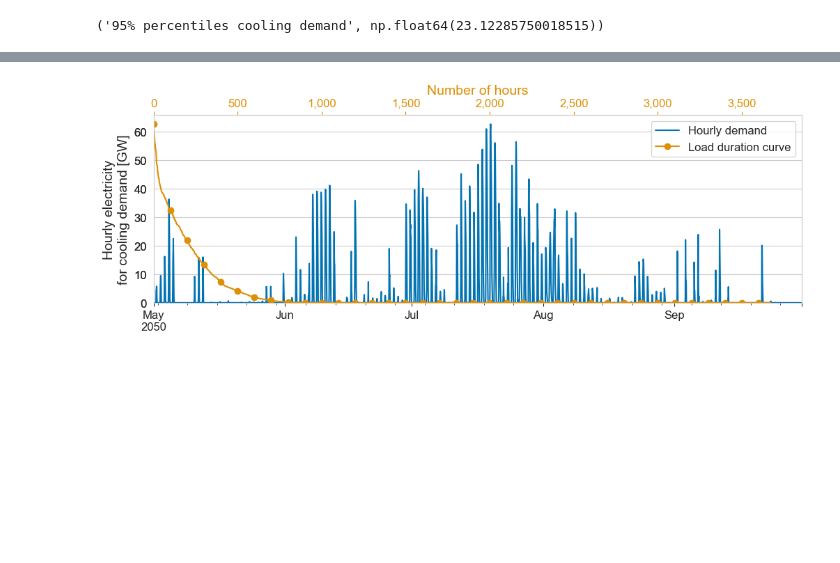
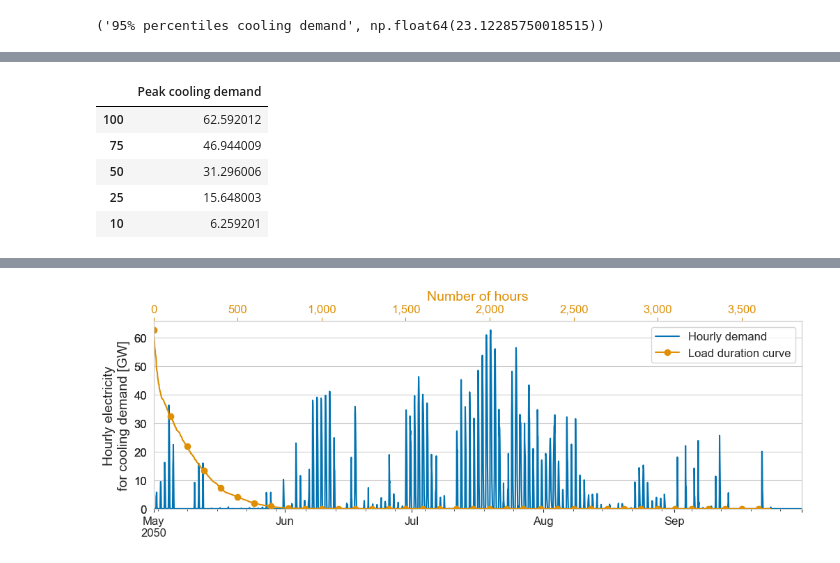
Before and after one commit to AlexandreLab/cooling_demand_UK, a Jupyter notebook: notebooks/visualisation_paper.ipynb, the cells around one changed output, grey strips where cells are left out. Saved outputs shown, nothing was run; the diff lists cells and outputs as text; code cells hidden in the pictures; blank space fills up the shorter version.

```diff
--- a/notebooks/visualisation_paper.ipynb
+++ b/notebooks/visualisation_paper.ipynb
@@ -516,0 +545,9 @@ ic| '95% percentiles cooling demand': '95% percentiles cooling demand'
+# %%
+peak_df
+# %% [output]
+|  | Peak cooling demand |
+| 100 | 62.592012 |
+| 75 | 46.944009 |
+| 50 | 31.296006 |
+| 25 | 15.648003 |
+| 10 | 6.259201 |
```
Also changed, not shown: parts of 12 cells of this notebook, 6 other files.
